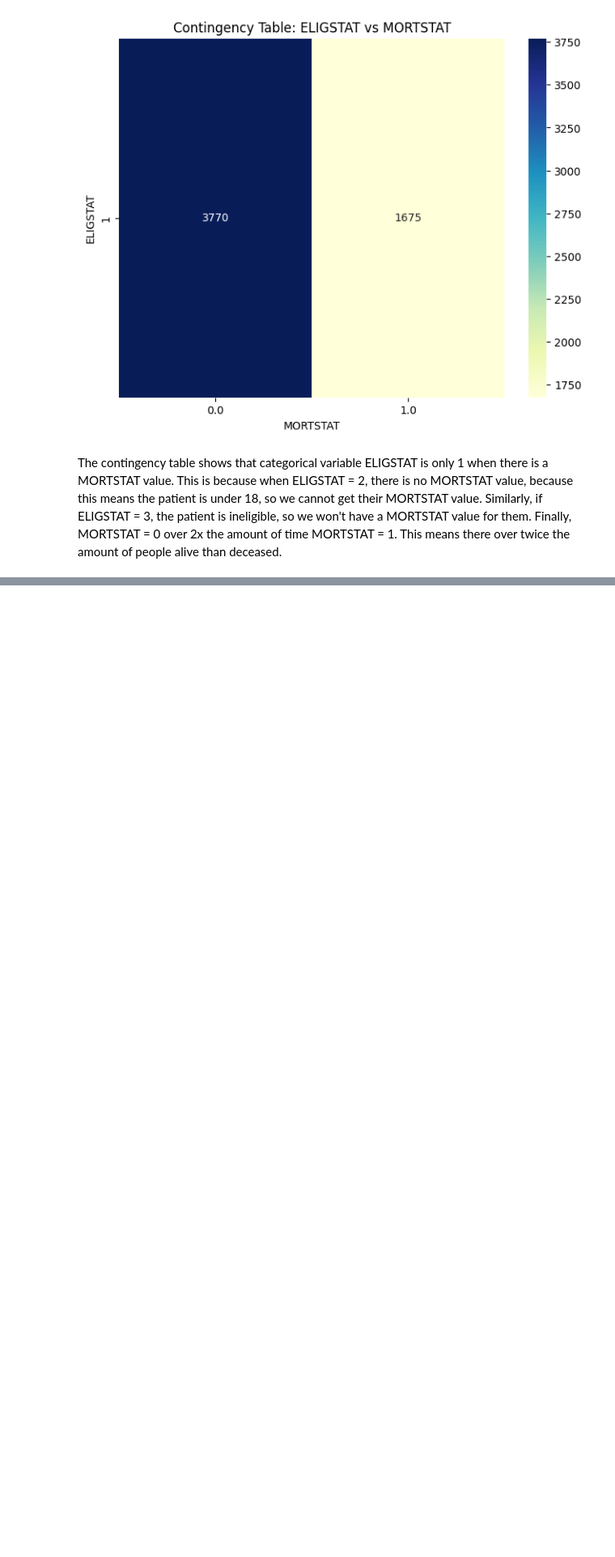
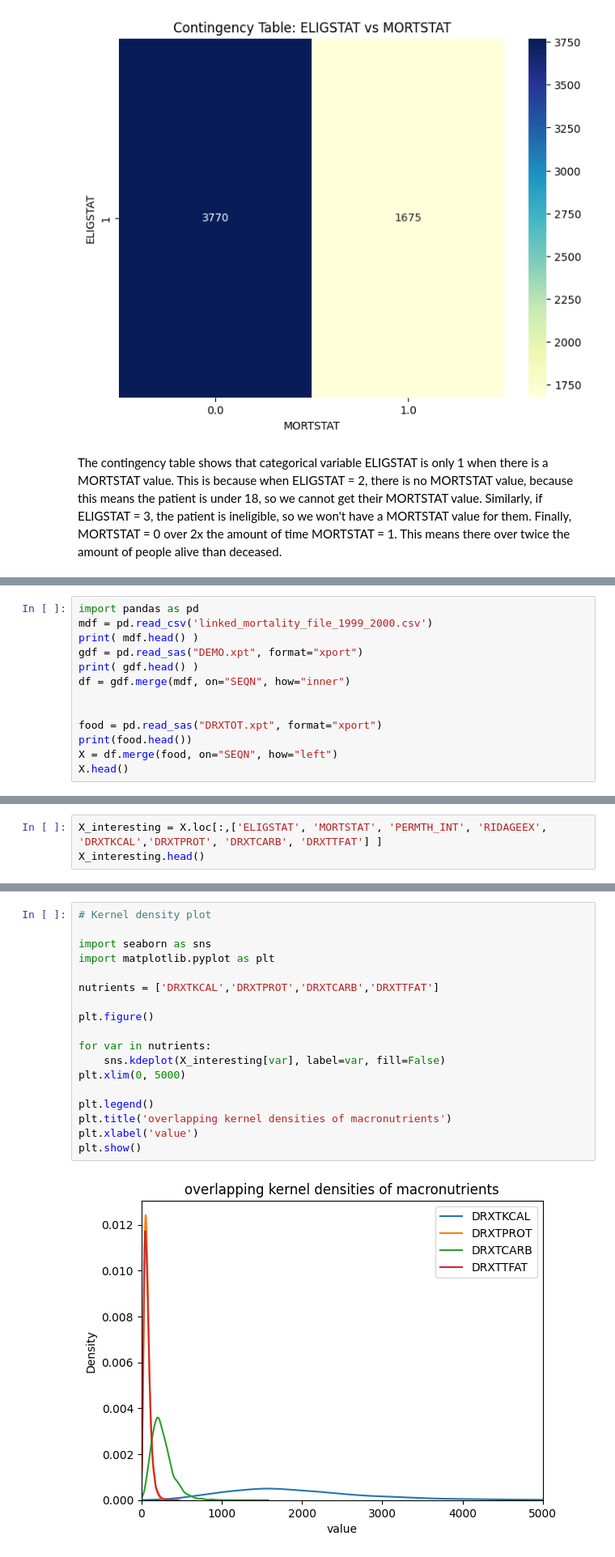
Before and after one commit to lainegoldmacher1/DS3021-project-1, a Jupyter notebook: project_1_bsds_part1.ipynb, the cells around one changed output, grey strips where cells are left out. Shown at 81% size. Drawn from its saved outputs; the diff is of its cells as text; blank space fills up the shorter version.

```diff
--- a/project_1_bsds_part1.ipynb
+++ b/project_1_bsds_part1.ipynb
@@ -421,0 +428,13 @@ The contingency table shows that categorical variable ELIGSTAT is only 1 when th
+# %%
+import pandas as pd
+mdf = pd.read_csv('linked_mortality_file_1999_2000.csv')
+print( mdf.head() )
+gdf = pd.read_sas("DEMO.xpt", format="xport")
+print( gdf.head() )
+df = gdf.merge(mdf, on="SEQN", how="inner")
+
+
+food = pd.read_sas("DRXTOT.xpt", format="xport")
+print(food.head())
+X = df.merge(food, on="SEQN", how="left")
+X.head()
@@ -421,0 +466,3 @@ The contingency table shows that categorical variable ELIGSTAT is only 1 when th
+# %%
+X_interesting = X.loc[:,['ELIGSTAT', 'MORTSTAT', 'PERMTH_INT', 'RIDAGEEX', 'DRXTKCAL','DRXTPROT', 'DRXTCARB', 'DRXTTFAT'] ]
+X_interesting.head()
@@ -421,0 +489,20 @@ The contingency table shows that categorical variable ELIGSTAT is only 1 when th
+# %%
+# Kernel density plot
+
+import seaborn as sns
+import matplotlib.pyplot as plt
+
+nutrients = ['DRXTKCAL','DRXTPROT','DRXTCARB','DRXTTFAT']
+
+plt.figure()
+
+for var in nutrients:
+    sns.kdeplot(X_interesting[var], label=var, fill=False)
+plt.xlim(0, 5000)
+
+plt.legend()
+plt.title('overlapping kernel densities of macronutrients')
+plt.xlabel('value')
+plt.show()
+# %% [output]
+[figure, added]
```
Also changed, not shown: parts of 14 cells of this notebook.
